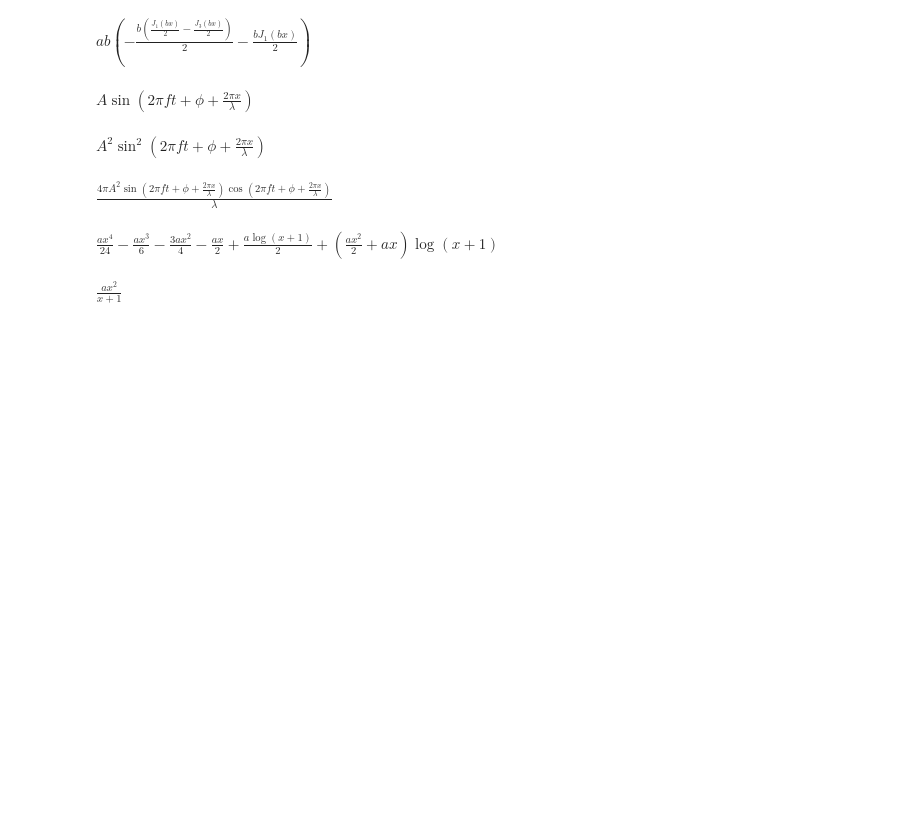
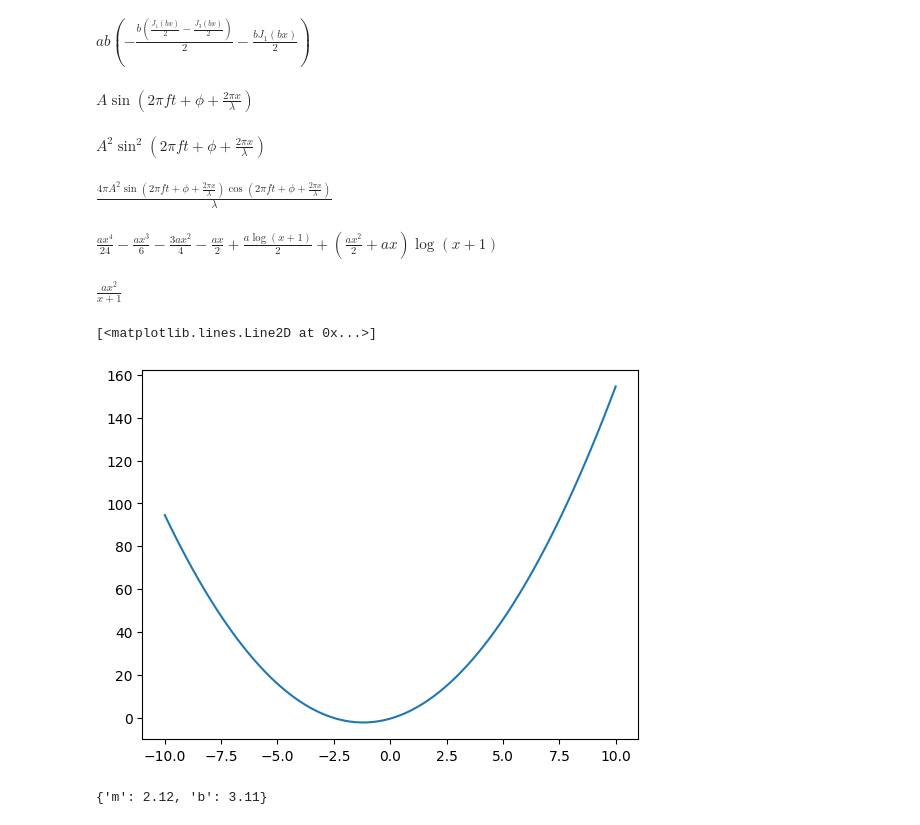
Before and after one commit to sandersa-nist/univariate_tools, a Jupyter notebook: examples/functional_examples_2.ipynb, the cells around one changed output. Saved outputs shown, nothing was run; the diff lists cells and outputs as text; code cells hidden in the pictures; blank space fills up the shorter version.

```diff
--- a/examples/functional_examples_2.ipynb
+++ b/examples/functional_examples_2.ipynb
@@ -46,3 +46,13 @@ $\displaystyle \frac{a x^{4}}{24} - \frac{a x^{3}}{6} - \frac{3 a x^{2}}{4} - \f
 model.equation
 # %% [output]
 $\displaystyle \frac{a x^{2}}{x + 1}$
+# %%
+model = FunctionalModel(parameters=["a","b","c"],variables="x",equation="a*x**2+b*x+c")
+model.set_parameters({"a":1.25,"b":3,"c":-.4})
+x_data = np.linspace(-10,10,1000)
+y_data = model(x_data)
+# %%
+plt.plot(x_data,y_data)
+# %% [output]
+[<matplotlib.lines.Line2D at 0x...>]
+[figure, added]
@@ -48,0 +64,4 @@ $\displaystyle \frac{a x^{2}}{x + 1}$
+# %%
+model.parameter_values
+# %% [output]
+{'m': 2.12, 'b': 3.11}
```
Also changed, not shown: parts of 3 cells of this notebook.
